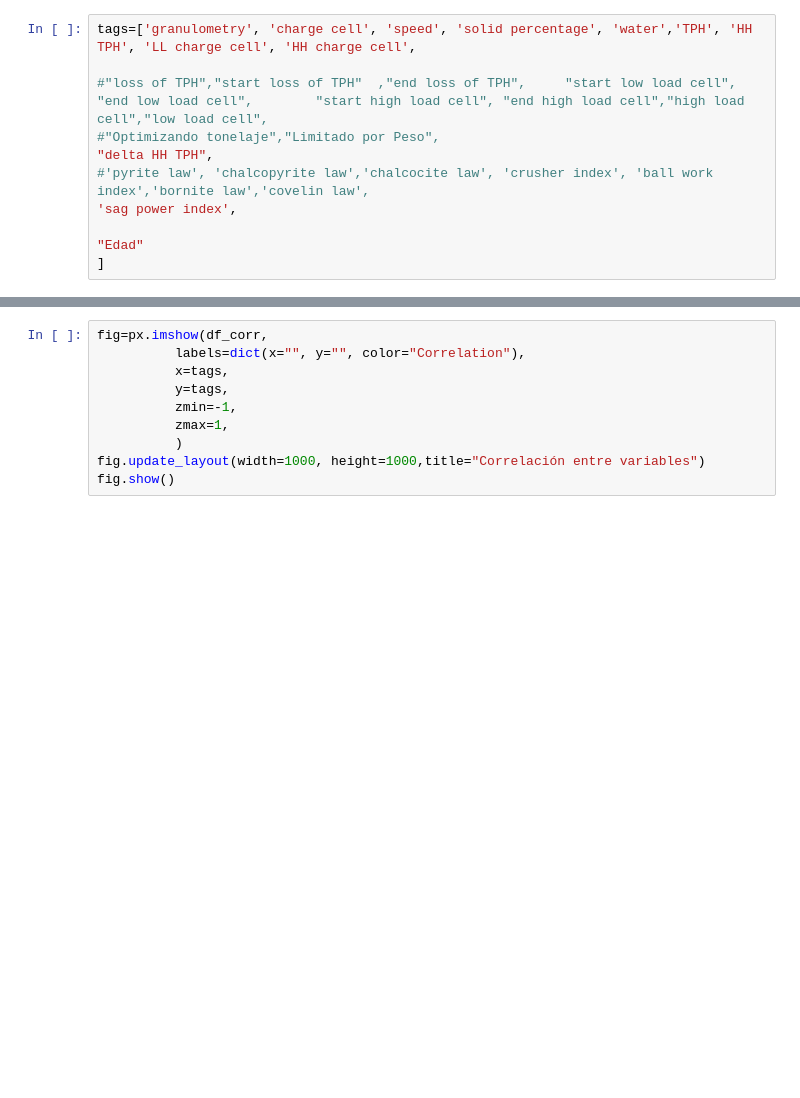
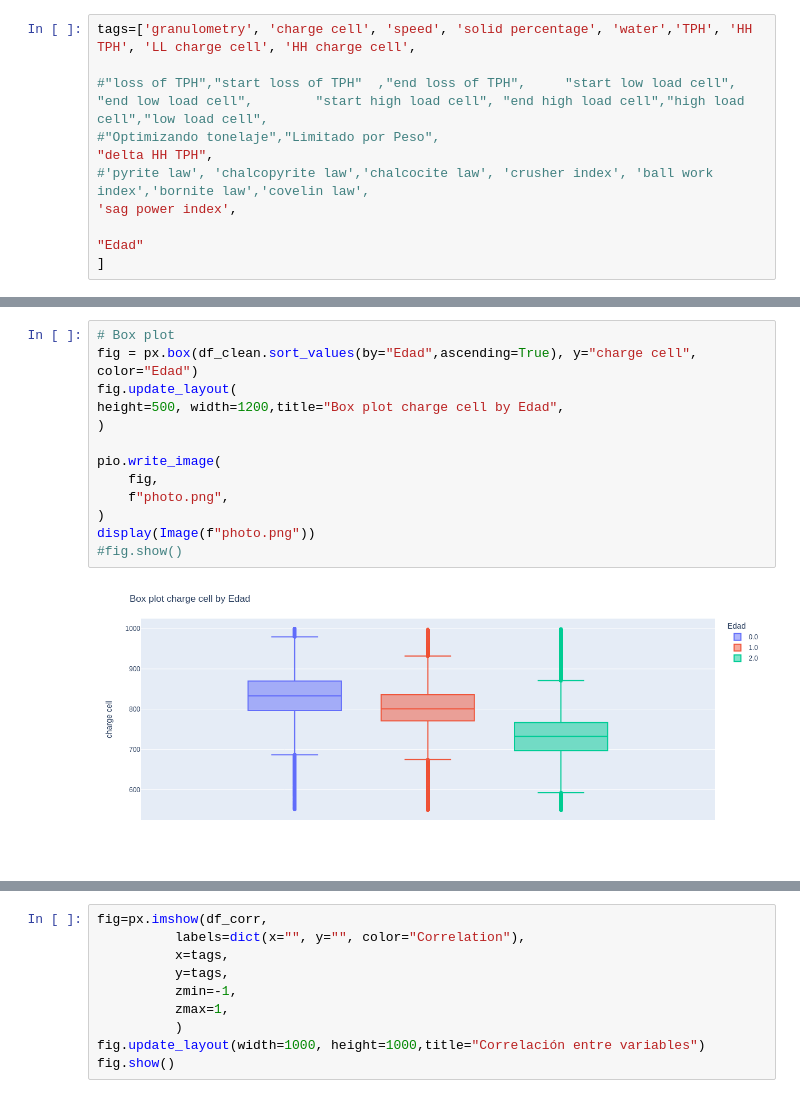
Before and after one commit to JLCdata/Tesis-Magister, a Jupyter notebook: notebooks/notebooks solution based on RL/EDA.ipynb, the cells around one changed output, grey strips where cells are left out. Saved outputs shown, nothing was run; the diff lists cells and outputs as text; blank space fills up the shorter version.

```diff
--- a/notebooks/notebooks solution based on RL/EDA.ipynb
+++ b/notebooks/notebooks solution based on RL/EDA.ipynb
@@ -126 +170,16 @@ for rest in tags:
+# %%
+# Box plot
+fig = px.box(df_clean.sort_values(by="Edad",ascending=True), y="charge cell", color="Edad")
+fig.update_layout(
+height=500, width=1200,title="Box plot charge cell by Edad",
+)
+
+pio.write_image(
+    fig,
+    f"photo.png",
+)
+display(Image(f"photo.png"))
+#fig.show()
+# %% [output]
+[figure, added]
 # %%
```
Also changed, not shown: parts of 8 cells of this notebook.
